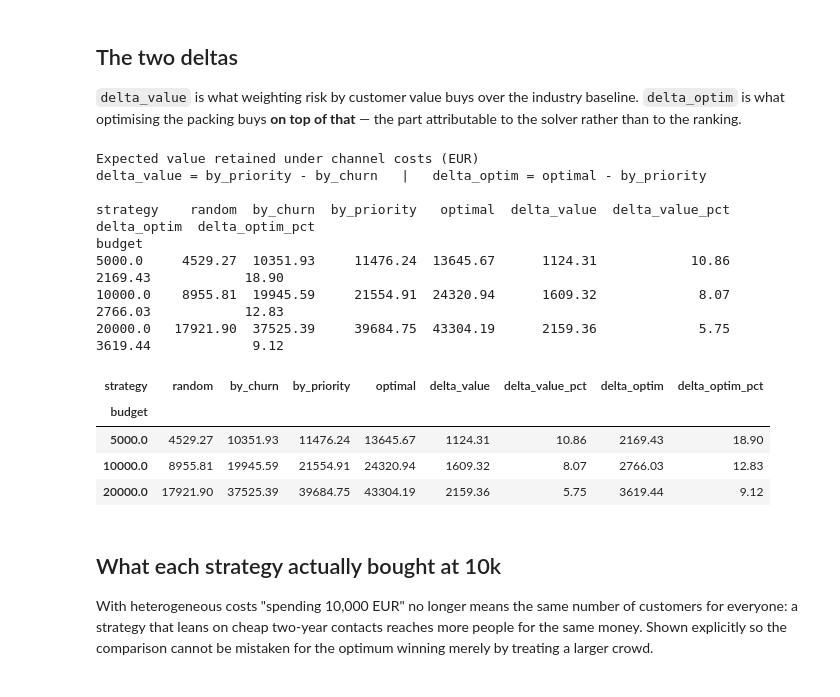
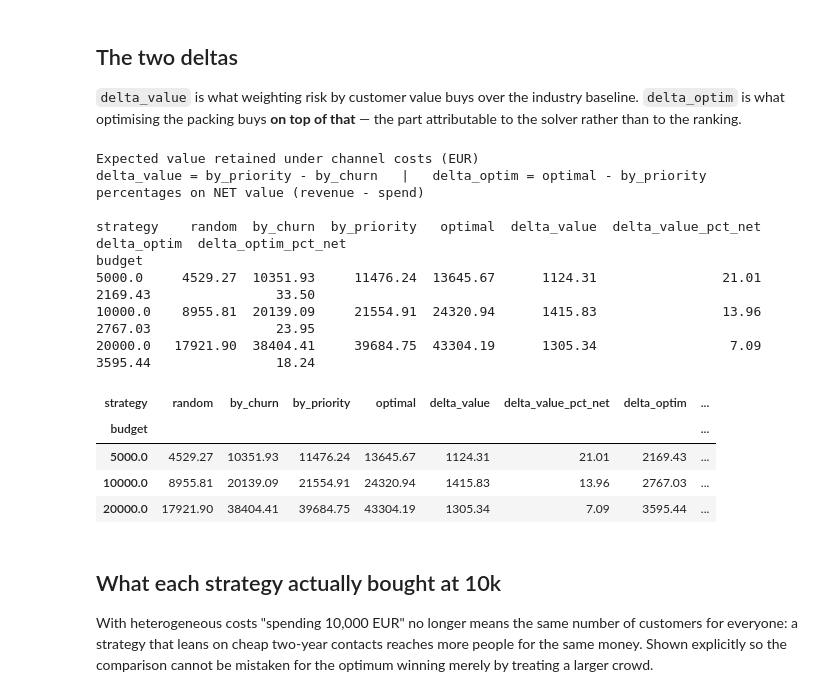
Before and after one commit to Pablomarttinn/Churn-retention-optimizer, a Jupyter notebook: notebooks/05_results.ipynb, the cells around one changed output. Saved outputs shown, nothing was run; the diff lists cells and outputs as text; code cells hidden in the pictures.

```diff
--- a/notebooks/05_results.ipynb
+++ b/notebooks/05_results.ipynb
@@ -404,37 +420,50 @@ the part attributable to the solver rather than to the ranking.
 # %%
 pivot_het = (
     df_het[df_het.budget.isin(HIGHLIGHTS)]
     .pivot(index='budget', columns='strategy', values='expected_value')
 )
 
-pivot_het['delta_value'] = pivot_het.by_priority - pivot_het.by_churn
-pivot_het['delta_value_pct'] = pivot_het.delta_value / pivot_het.by_churn * 100
-pivot_het['delta_optim'] = pivot_het.optimal - pivot_het.by_priority
-pivot_het['delta_optim_pct'] = pivot_het.delta_optim / pivot_het.by_priority * 100
+# NET basis, as in the flat table. Under channel costs the strategies do not
+# all spend exactly the same amount, so here the net delta differs slightly
+# from the gross one rather than only changing the denominator.
+spend_het = (
+    df_het[df_het.budget.isin(HIGHLIGHTS)]
+    .pivot(index='budget', columns='strategy', values='spend')
+)
+net_het = pivot_het - spend_het
+
+pivot_het['delta_value'] = net_het.by_priority - net_het.by_churn
+pivot_het['delta_value_pct_net'] = pivot_het.delta_value / net_het.by_churn * 100
+pivot_het['delta_optim'] = net_het.optimal - net_het.by_priority
+pivot_het['delta_optim_pct_net'] = (
+    pivot_het.delta_optim / net_het.by_priority * 100
+)
 
 pivot_het = pivot_het[
     ['random', 'by_churn', 'by_priority', 'optimal',
-     'delta_value', 'delta_value_pct', 'delta_optim', 'delta_optim_pct']
+     'delta_value', 'delta_value_pct_net', 'delta_optim', 'delta_optim_pct_net']
 ]
 
 print('Expected value retained under channel costs (EUR)')
-print('delta_value = by_priority - by_churn   |   delta_optim = optimal - by_priority\n')
+print('delta_value = by_priority - by_churn   |   delta_optim = optimal - by_priority')
+print('percentages on NET value (revenue - spend)\n')
 print(pivot_het.round(2).to_string())
 pivot_het.round(2)
 # %% [output]
 Expected value retained under channel costs (EUR)
 delta_value = by_priority - by_churn   |   delta_optim = optimal - by_priority
+percentages on NET value (revenue - spend)
 
-strategy    random  by_churn  by_priority   optimal  delta_value  delta_value_pct  delta_optim  delta_optim_pct
+strategy    random  by_churn  by_priority   optimal  delta_value  delta_value_pct_net  delta_optim  delta_optim_pct_net
 budget
-5000.0     4529.27  10351.93     11476.24  13645.67      1124.31            10.86      2169.43            18.90
-10000.0    8955.81  19945.59     21554.91  24320.94      1609.32             8.07      2766.03            12.83
-20000.0   17921.90  37525.39     39684.75  43304.19      2159.36             5.75      3619.44             9.12
+5000.0     4529.27  10351.93     11476.24  13645.67      1124.31                21.01      2169.43                33.50
+10000.0    8955.81  20139.09     21554.91  24320.94      1415.83                13.96      2767.03                23.95
+20000.0   17921.90  38404.41     39684.75  43304.19      1305.34                 7.09      3595.44                18.24
-| strategy | random | by_churn | by_priority | optimal | delta_value | delta_value_pct | delta_optim | delta_optim_pct |
-| budget |  |  |  |  |  |  |  |  |
-| 5000.0 | 4529.27 | 10351.93 | 11476.24 | 13645.67 | 1124.31 | 10.86 | 2169.43 | 18.90 |
-| 10000.0 | 8955.81 | 19945.59 | 21554.91 | 24320.94 | 1609.32 | 8.07 | 2766.03 | 12.83 |
-| 20000.0 | 17921.90 | 37525.39 | 39684.75 | 43304.19 | 2159.36 | 5.75 | 3619.44 | 9.12 |
+| strategy | random | by_churn | by_priority | optimal | delta_value | delta_value_pct_net | delta_optim | ... |
+| budget |  |  |  |  |  |  |  | ... |
+| 5000.0 | 4529.27 | 10351.93 | 11476.24 | 13645.67 | 1124.31 | 21.01 | 2169.43 | ... |
+| 10000.0 | 8955.81 | 20139.09 | 21554.91 | 24320.94 | 1415.83 | 13.96 | 2767.03 | ... |
+| 20000.0 | 17921.90 | 38404.41 | 39684.75 | 43304.19 | 1305.34 | 7.09 | 3595.44 | ... |
 # %% [markdown]
 ## What each strategy actually bought at 10k
 
```
Also changed, not shown: parts of 16 cells of this notebook, 17 other files.
